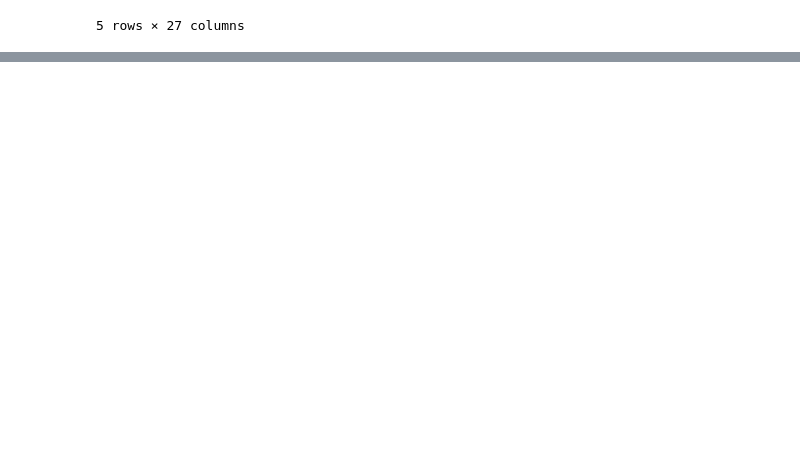
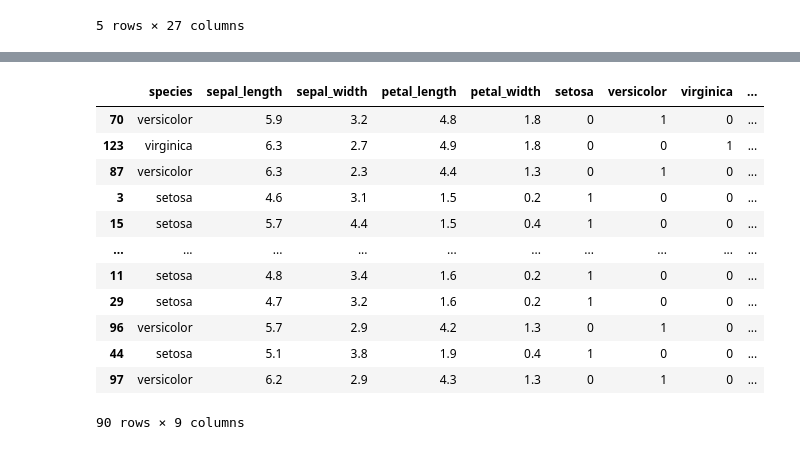
Before and after one commit to Larry-Holmes/classification-exercises, a Jupyter notebook: classification_exercises.ipynb, the cells around one changed output, grey strips where cells are left out. Saved outputs shown, nothing was run; the diff lists cells and outputs as text; code cells hidden in the pictures; blank space fills up the shorter version.

```diff
--- a/classification_exercises.ipynb
+++ b/classification_exercises.ipynb
@@ -631,0 +854,20 @@ test.shape
+# %%
+# Is the sepal area significantly different in virginica compared to setosa?
+train_area = train
+
+train_area['sepal_area'] = train.sepal_length * train.sepal_width
+train_area
+# %% [output]
+|  | species | sepal_length | sepal_width | petal_length | petal_width | setosa | versicolor | virginica | ... |
+| 70 | versicolor | 5.9 | 3.2 | 4.8 | 1.8 | 0 | 1 | 0 | ... |
+| 123 | virginica | 6.3 | 2.7 | 4.9 | 1.8 | 0 | 0 | 1 | ... |
+| 87 | versicolor | 6.3 | 2.3 | 4.4 | 1.3 | 0 | 1 | 0 | ... |
+| 3 | setosa | 4.6 | 3.1 | 1.5 | 0.2 | 1 | 0 | 0 | ... |
+| 15 | setosa | 5.7 | 4.4 | 1.5 | 0.4 | 1 | 0 | 0 | ... |
+| ... | ... | ... | ... | ... | ... | ... | ... | ... | ... |
+| 11 | setosa | 4.8 | 3.4 | 1.6 | 0.2 | 1 | 0 | 0 | ... |
+| 29 | setosa | 4.7 | 3.2 | 1.6 | 0.2 | 1 | 0 | 0 | ... |
+| 96 | versicolor | 5.7 | 2.9 | 4.2 | 1.3 | 0 | 1 | 0 | ... |
+| 44 | setosa | 5.1 | 3.8 | 1.9 | 0.4 | 1 | 0 | 0 | ... |
+| 97 | versicolor | 6.2 | 2.9 | 4.3 | 1.3 | 0 | 1 | 0 | ... |
+90 rows × 9 columns
```
Also changed, not shown: parts of 88 cells of this notebook.
